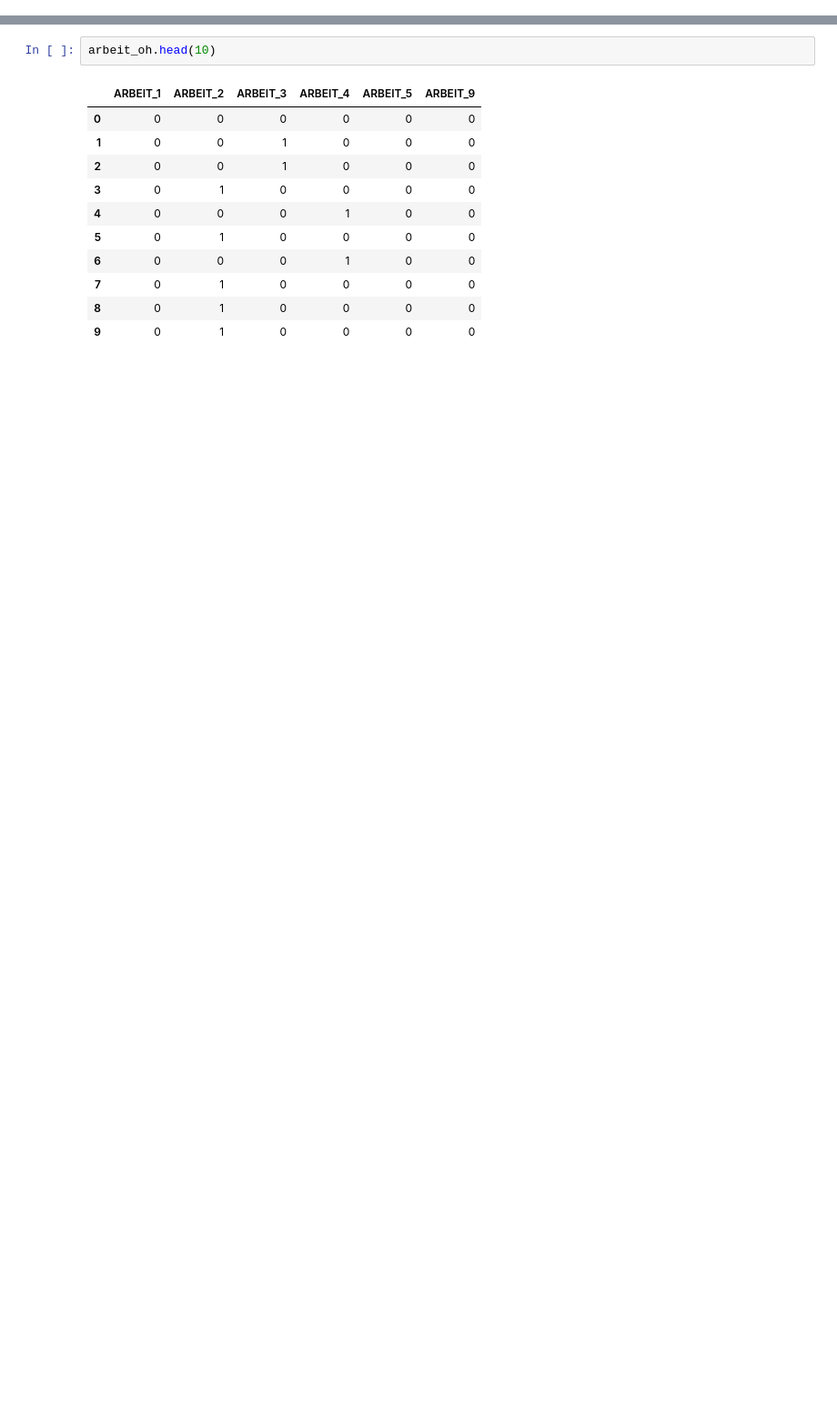
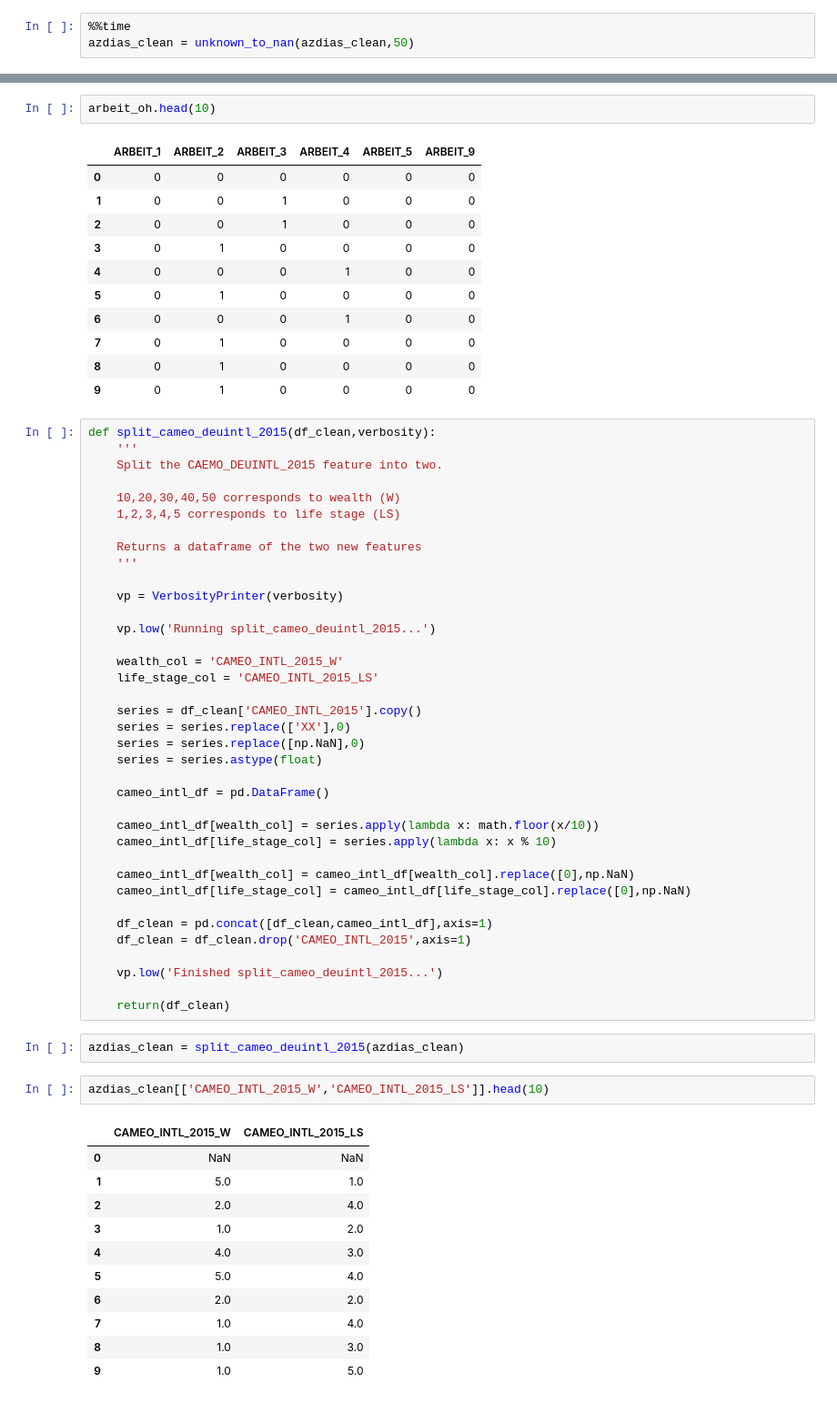
Before and after one commit to OliverFarren/arvato-udacity-customersegmentation, a Jupyter notebook: 0_dataset_eda_and_etl.ipynb, the cells around one changed output, grey strips where cells are left out. Shown at 91% size. Cells and saved outputs as stored; diff of their text form; blank space fills up the shorter version.

```diff
--- a/0_dataset_eda_and_etl.ipynb
+++ b/0_dataset_eda_and_etl.ipynb
@@ -1246,0 +1206,3 @@ Wall time: 19 s
+# %%
+%%time
+azdias_clean = unknown_to_nan(azdias_clean,50)
@@ -1424,3 +1388,56 @@ arbeit_oh.head(10)
 | 7 | 0 | 1 | 0 | 0 | 0 | 0 |
 | 8 | 0 | 1 | 0 | 0 | 0 | 0 |
 | 9 | 0 | 1 | 0 | 0 | 0 | 0 |
+# %%
+def split_cameo_deuintl_2015(df_clean,verbosity):
+    '''
+    Split the CAEMO_DEUINTL_2015 feature into two.
+
+    10,20,30,40,50 corresponds to wealth (W)
+    1,2,3,4,5 corresponds to life stage (LS)
+
+    Returns a dataframe of the two new features
+    '''
+
+    vp = VerbosityPrinter(verbosity)
+
+    vp.low('Running split_cameo_deuintl_2015...')
+
+    wealth_col = 'CAMEO_INTL_2015_W'
+    life_stage_col = 'CAMEO_INTL_2015_LS'
+
+    series = df_clean['CAMEO_INTL_2015'].copy()
+    series = series.replace(['XX'],0)
+    series = series.replace([np.NaN],0)
+    series = series.astype(float)
+
+    cameo_intl_df = pd.DataFrame()
+
+    cameo_intl_df[wealth_col] = series.apply(lambda x: math.floor(x/10))
+    cameo_intl_df[life_stage_col] = series.apply(lambda x: x % 10)
+
+    cameo_intl_df[wealth_col] = cameo_intl_df[wealth_col].replace([0],np.NaN)
+    cameo_intl_df[life_stage_col] = cameo_intl_df[life_stage_col].replace([0],np.NaN)
+
+    df_clean = pd.concat([df_clean,cameo_intl_df],axis=1)
+    df_clean = df_clean.drop('CAMEO_INTL_2015',axis=1)
+
+    vp.low('Finished split_cameo_deuintl_2015...')
+
+    return(df_clean)
+# %%
+azdias_clean = split_cameo_deuintl_2015(azdias_clean)
+# %%
+azdias_clean[['CAMEO_INTL_2015_W','CAMEO_INTL_2015_LS']].head(10)
+# %% [output]
+|  | CAMEO_INTL_2015_W | CAMEO_INTL_2015_LS |
+| 0 | NaN | NaN |
+| 1 | 5.0 | 1.0 |
+| 2 | 2.0 | 4.0 |
+| 3 | 1.0 | 2.0 |
+| 4 | 4.0 | 3.0 |
+| 5 | 5.0 | 4.0 |
+| 6 | 2.0 | 2.0 |
+| 7 | 1.0 | 4.0 |
+| 8 | 1.0 | 3.0 |
+| 9 | 1.0 | 5.0 |
```
Also changed, not shown: parts of 28 cells of this notebook, 6 other files.
